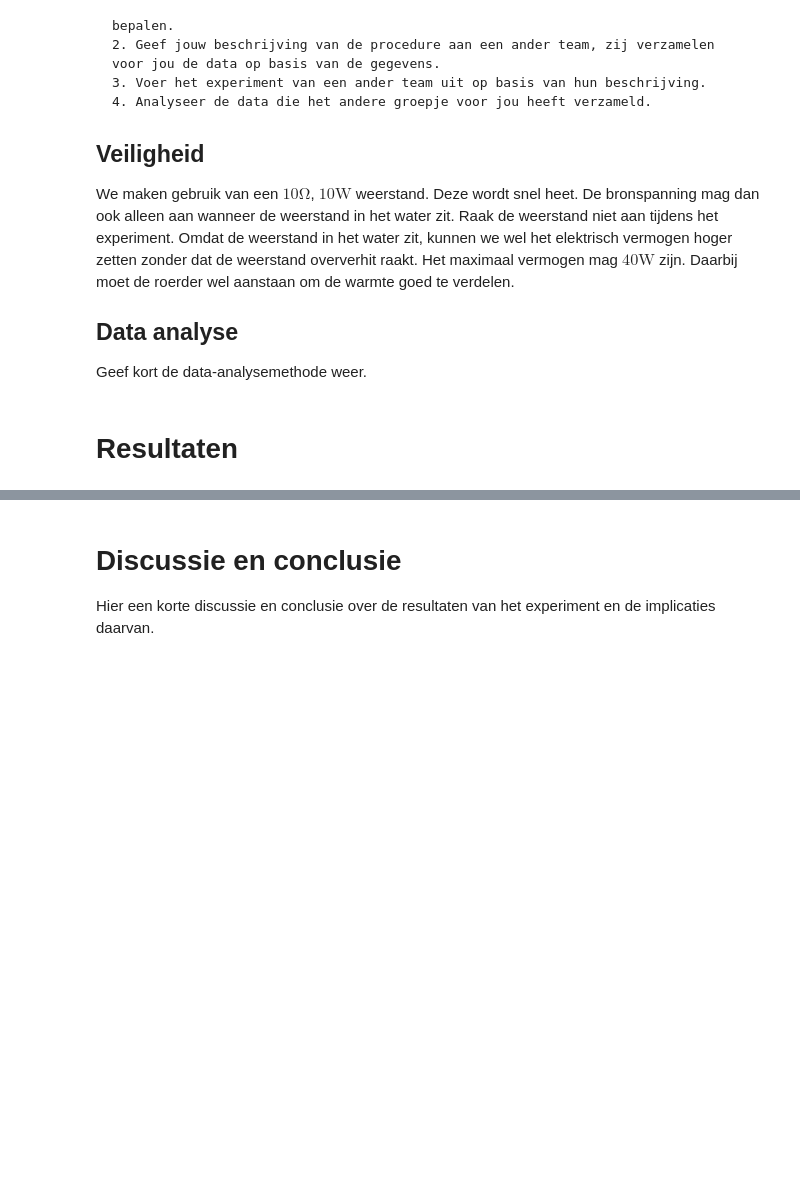
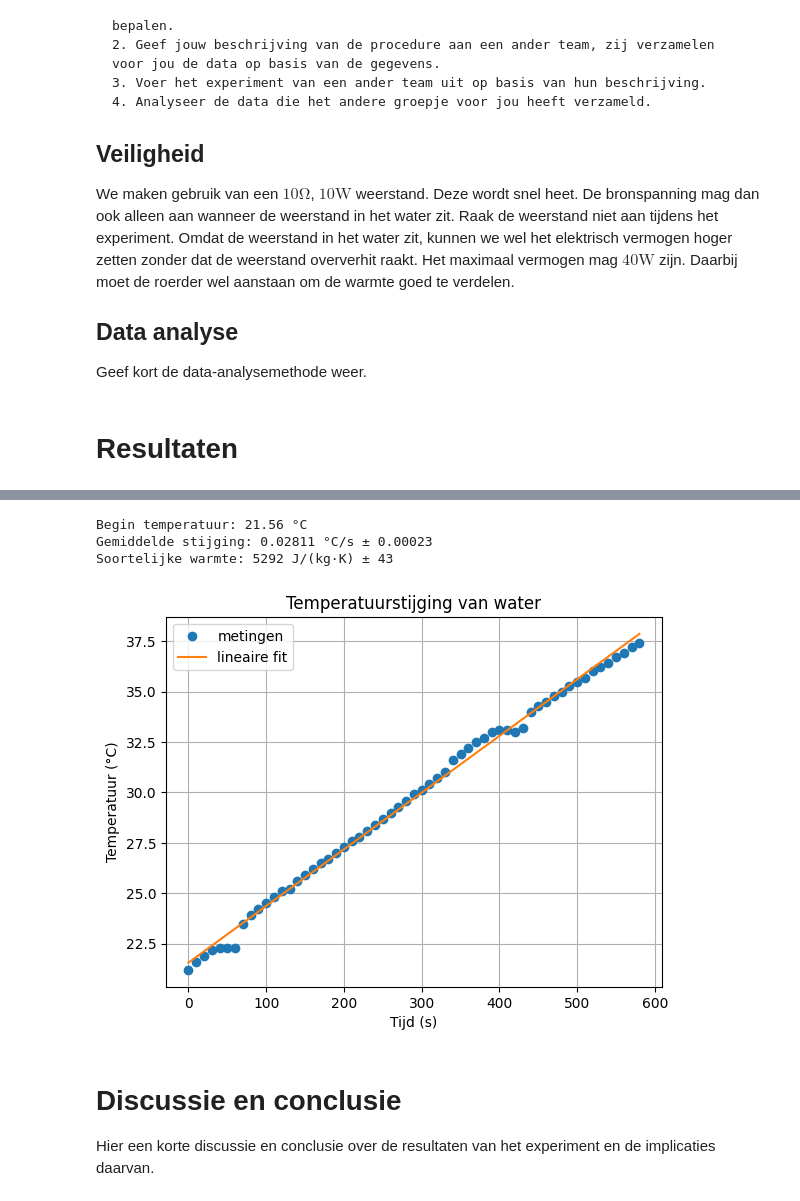
Before and after one commit to mourikdexter-oss/groepDexter, a Jupyter notebook: Content/Labs/cwater.ipynb, the cells around one changed output, grey strips where cells are left out. Saved outputs shown, nothing was run; the diff lists cells and outputs as text; code cells hidden in the pictures; blank space fills up the shorter version.

```diff
--- a/Content/Labs/cwater.ipynb
+++ b/Content/Labs/cwater.ipynb
@@ -64,3 +99,65 @@ Geef kort de data-analysemethode weer.
+# %%
+import numpy as np
+import matplotlib.pyplot as plt
+from scipy.optimize import curve_fit
+
+# ---------------------
+# 1. DATA
+# ---------------------
+temperatuur = np.array([
+    21.2, 21.6, 21.9, 22.2, 22.3, 22.3, 22.3, 23.5, 23.9, 24.2,
+    24.5, 24.8, 25.1, 25.2, 25.6, 25.9, 26.2, 26.5, 26.7, 27.0,
+    27.3, 27.6, 27.8, 28.1, 28.4, 28.7, 29.0, 29.3, 29.6, 29.9,
+    30.1, 30.4, 30.7, 31.0, 31.6, 31.9, 32.2, 32.5, 32.7, 33.0,
+    33.1, 33.1, 33.0, 33.2, 34.0, 34.3, 34.5, 34.8, 35.0, 35.3,
+    35.5, 35.7, 36.0, 36.2, 36.4, 36.7, 36.9, 37.2, 37.4
+])
+
+tijd = np.arange(len(temperatuur)) * 10   # tijd in seconden
+
+# ---------------------
+# 2. EXPERIMENTPARAMETERS
+# ---------------------
+vermogen = 29.75   # Watt
+massa = 0.200      # kg water
+
+# ---------------------
+# 3. LINEAIR MODEL EN FIT
+# ---------------------
+def rechte_lijn(t, T0, stijging):
+    return T0 + stijging * t
+
+# curve fit over alle meetpunten
+popt, pcov = curve_fit(rechte_lijn, tijd, temperatuur)
+T0_fit, stijging_fit = popt
+
+# bereken soortelijke warmte
+c_fit = vermogen / (massa * stijging_fit)
+
+# fout van de fit
+stijging_err = np.sqrt(np.diag(pcov))[1]
+c_err = vermogen / (massa * stijging_fit**2) * stijging_err
+
+print(f"Begin temperatuur: {T0_fit:.2f} °C")
+print(f"Gemiddelde stijging: {stijging_fit:.5f} °C/s ± {stijging_err:.5f}")
+print(f"Soortelijke warmte: {c_fit:.0f} J/(kg·K) ± {c_err:.0f}")
+
+# ---------------------
+# 4. PLOT
+# ---------------------
+plt.plot(tijd, temperatuur, 'o', label='metingen')
+plt.plot(tijd, rechte_lijn(tijd, *popt), '-', label='lineaire fit')
+plt.xlabel('Tijd (s)')
+plt.ylabel('Temperatuur (°C)')
+plt.title('Temperatuurstijging van water')
+plt.legend()
+plt.grid(True)
+plt.show()
+# %% [output]
+Begin temperatuur: 21.56 °C
+Gemiddelde stijging: 0.02811 °C/s ± 0.00023
+Soortelijke warmte: 5292 J/(kg·K) ± 43
+[figure, added]
 # %% [markdown]
 # Discussie en conclusie
 
```
Also changed, not shown: parts of 5 cells of this notebook.
